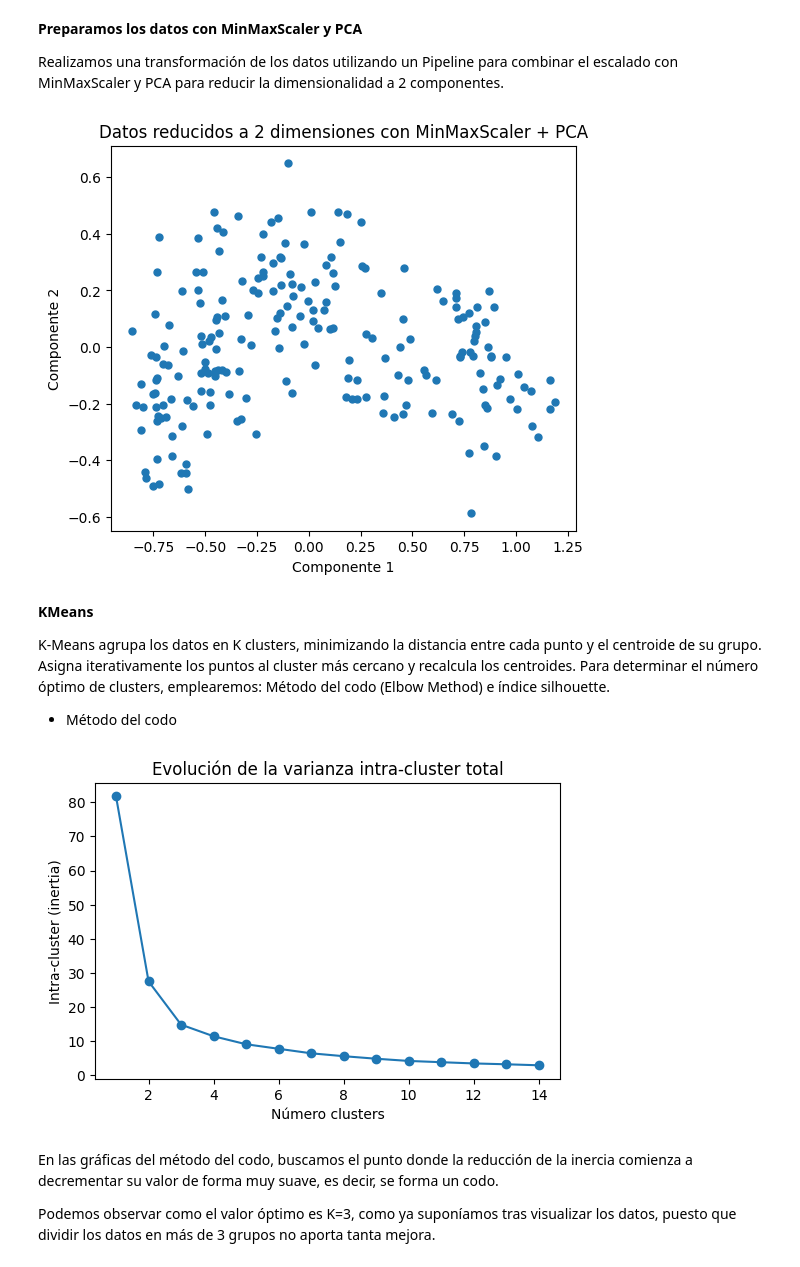
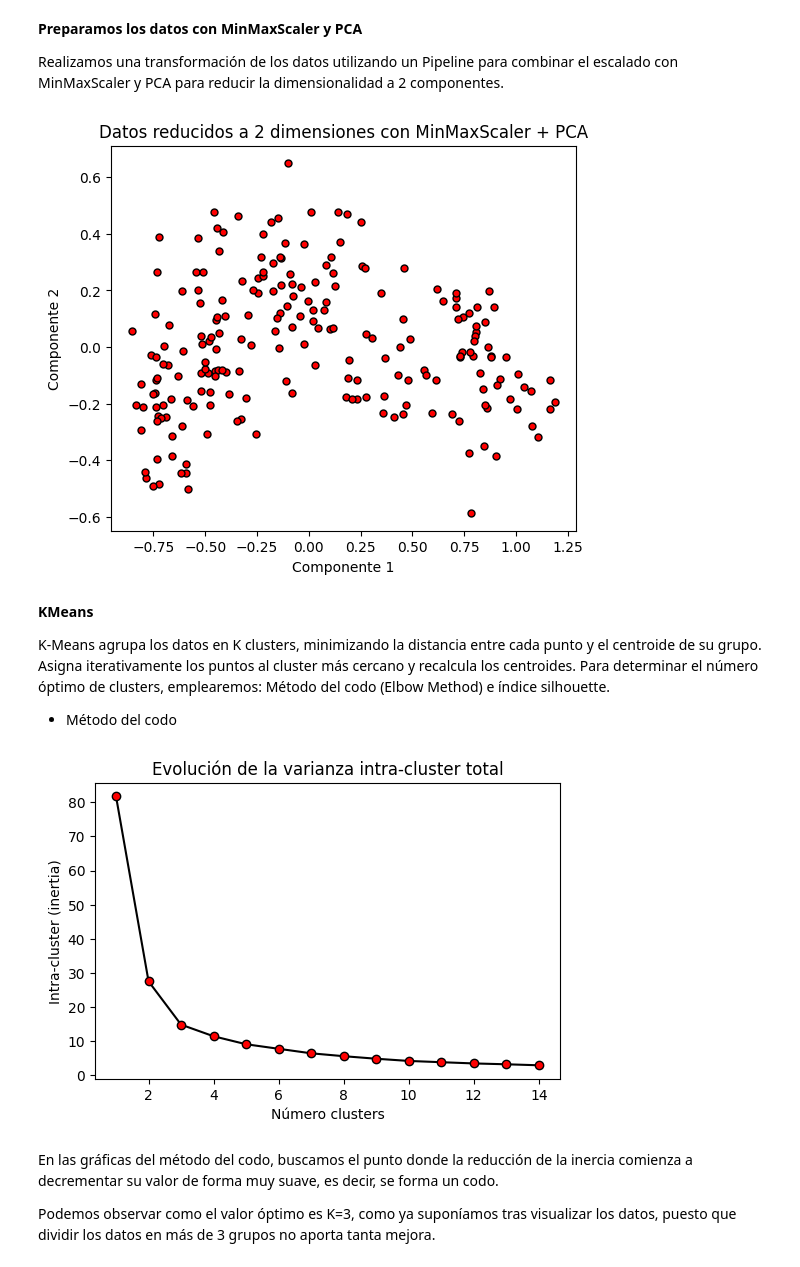
Before and after one commit to kevinMGII/Grupo7-Practica2, a Jupyter notebook: Grupo7_Practica2.ipynb, the cells around one changed output. Saved outputs shown, nothing was run; the diff lists cells and outputs as text; code cells hidden in the pictures.

```diff
--- a/Grupo7_Practica2.ipynb
+++ b/Grupo7_Practica2.ipynb
@@ -118,25 +120,27 @@ Realizamos una transformación de los datos utilizando un Pipeline para combinar
 # %%
 from sklearn.pipeline import Pipeline                                           # Importamos el Pipeline
 
 pipe = Pipeline([                                                               # Creamos un Pipeline
     ('scaler', MinMaxScaler()),                                                 # Primer paso: elegimos el mejor escalador
     ('pca', PCA(n_components=2, random_state=NIA))                              # Segundo paso: aplicamos PCA para reducir la dimensionalidad a 2 componentes; se utiliza NIA como semilla para reproducibilidad
 ])
 
 X_2d = pipe.fit_transform(atributos)                                            # Entrenamos el Pipeline a los datos 'atributos' y transformamos dichos datos a 2 dimensiones; se guarda el resultado en X_2d
 
 plt.figure(figsize=(6, 5))                                                      # Creamos una figura para visualizar el gráfico
 plt.scatter(X_2d[:, 0],                                                         # Usamos la primera columna de X_2d (primer componente principal) para el eje X
             X_2d[:, 1],                                                         # Usamos la segunda columna de X_2d (segundo componente principal) para el eje Y
-            s=25                                                                # Establecemos el tamaño de cada punto a 25
+            s=25,                                                               # Establecemos el tamaño de cada punto a 25
+            color='red',                                                        # Establecemos el color de cada punto a rojo
+            edgecolor='black'                                                   # Establecemos el color del borde de cada punto a negro
             )
 
 plt.title("Datos reducidos a 2 dimensiones con MinMaxScaler + PCA")             # Asignamos un título al gráfico
 plt.xlabel("Componente 1")                                                      # Asignamos un título al eje X
 plt.ylabel("Componente 2")                                                      # Asignamos un título al eje Y
 plt.show()                                                                      # Mostramos el gráfico en pantalla
 # %% [output]
-[figure, old version]
+[figure, new version]
 # %% [markdown]
 **KMeans**
 
@@ -159,13 +163,20 @@ for n_clusters in range_n_clusters:
     inertias.append(modelo_kmeans.inertia_)                                     # Guardamos en la lista la inercia del modelo
 
 fig, ax = plt.subplots(1, 1, figsize=(6, 3.84))                                 # Creamos una figura para visualizar el gráfico
-ax.plot(range_n_clusters, inertias, marker='o')                                 # Graficamos la inercia en función del número de clusters
+ax.plot(
+    range_n_clusters,                                                           # En el eje X el número de clusters
+    inertias,                                                                   # Es la inercia correspondiente a cada k en el eje Y
+    marker='o',                                                                 # Ponemos un marcador circular para destacar cada punto en la curva
+    color='black',                                                              # Ponemos el color de la línea a negro
+    markerfacecolor='red',                                                      # Rellenamos los puntos de rojo
+    markeredgecolor='black'                                                     # Ponemos el borde de los puntos a negro
+)
 
 ax.set_title("Evolución de la varianza intra-cluster total")                    # Añadimos un título al gráfico
 ax.set_xlabel('Número clusters')                                                # Etiquetamos el eje X indicando el número de clusters
 ax.set_ylabel('Intra-cluster (inertia)');                                       # Etiquetamos el eje Y indicando la inercia
 # %% [output]
-[figure, old version]
+[figure, new version]
 # %% [markdown]
 En las gráficas del método del codo, buscamos el punto donde la reducción de la inercia comienza a decrementar su valor de forma muy suave, es decir, se forma un codo.
 
```
Also changed, not shown: parts of 6 cells of this notebook.
